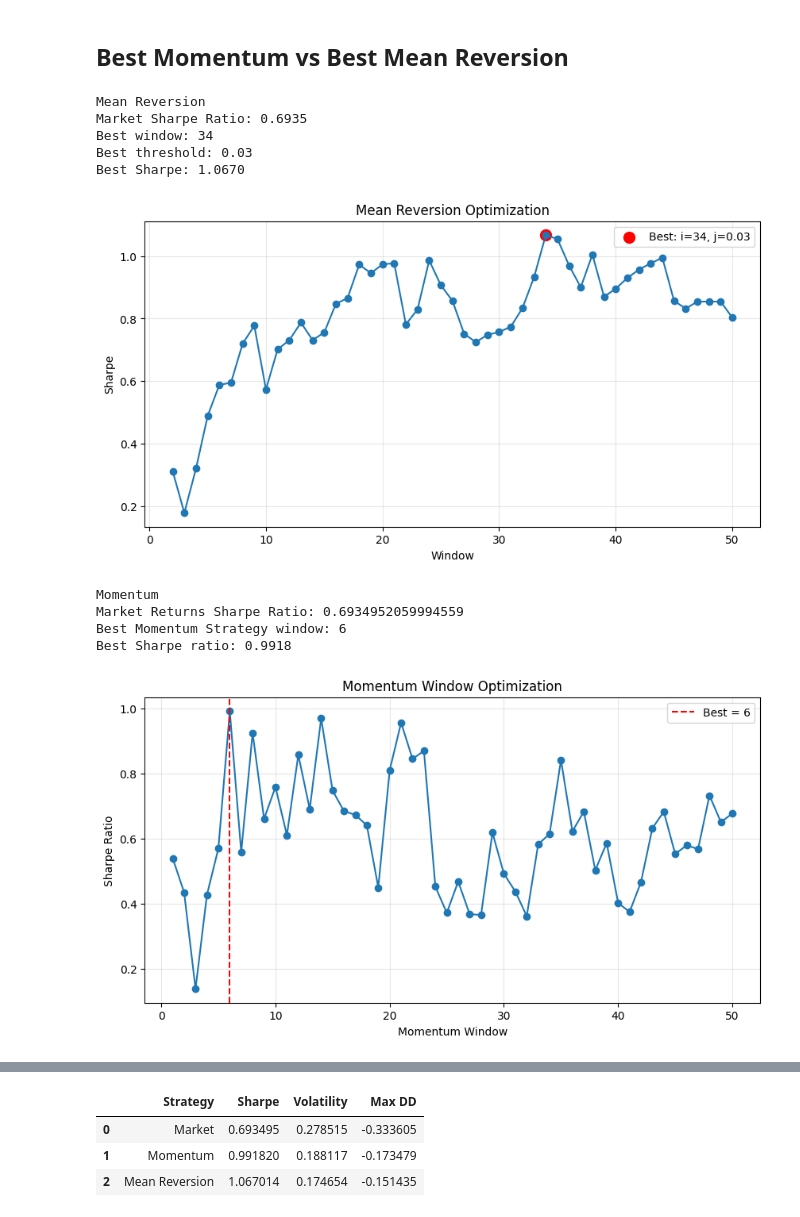
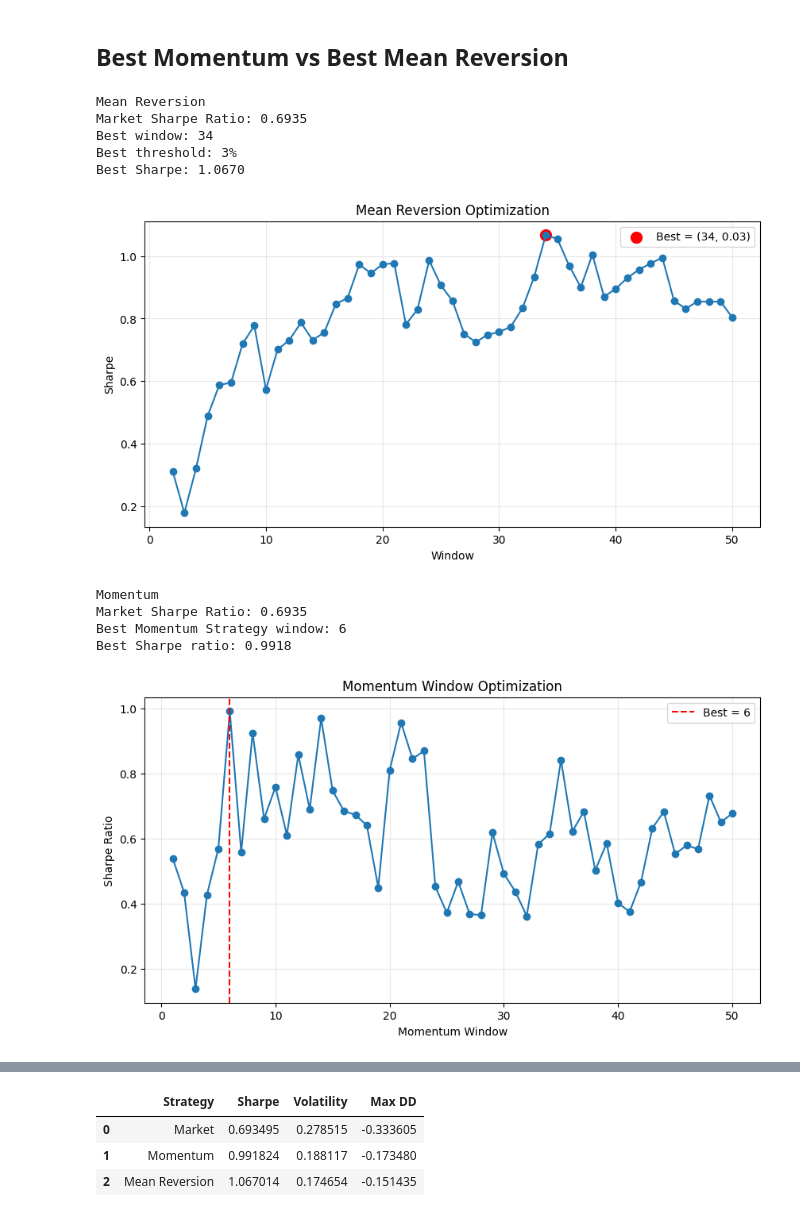
Before and after one commit to noelpdlt/quant-research-system, a Jupyter notebook: notebooks/meanreversionstr.ipynb, the cells around one changed output, grey strips where cells are left out. Saved outputs shown, nothing was run; the diff lists cells and outputs as text; code cells hidden in the pictures.

```diff
--- a/notebooks/meanreversionstr.ipynb
+++ b/notebooks/meanreversionstr.ipynb
@@ -140,26 +140,26 @@ Best Sharpe: 1.0670
 # %%
 df = base_df.copy()
 strategy = [
     ('Mean Reversion', mean_reversion_strategy, 'mr', range(1, 101)),
-    ('Momentum', momentum_strategy, 'mom', [])
+    ('Momentum', momentum_strategy, 'mom', None)
 ]
 window = range(1, 51)
 
 optimize(df, strategy, window)
 # %% [output]
 Mean Reversion
 Market Sharpe Ratio: 0.6935
 Best window: 34
-Best threshold: 0.03
+Best threshold: 3%
 Best Sharpe: 1.0670
-[figure, old version]
+[figure, new version]
 Momentum
-Market Returns Sharpe Ratio: 0.6934952059994559
+Market Sharpe Ratio: 0.6935
 Best Momentum Strategy window: 6
 Best Sharpe ratio: 0.9918
 [figure]
 [figure]
 |  | Strategy | Sharpe | Volatility | Max DD |
 | 0 | Market | 0.693495 | 0.278515 | -0.333605 |
-| 1 | Momentum | 0.991820 | 0.188117 | -0.173479 |
+| 1 | Momentum | 0.991824 | 0.188117 | -0.173480 |
 | 2 | Mean Reversion | 1.067014 | 0.174654 | -0.151435 |
```
Also changed, not shown: parts of 8 cells of this notebook, 5 other files.
